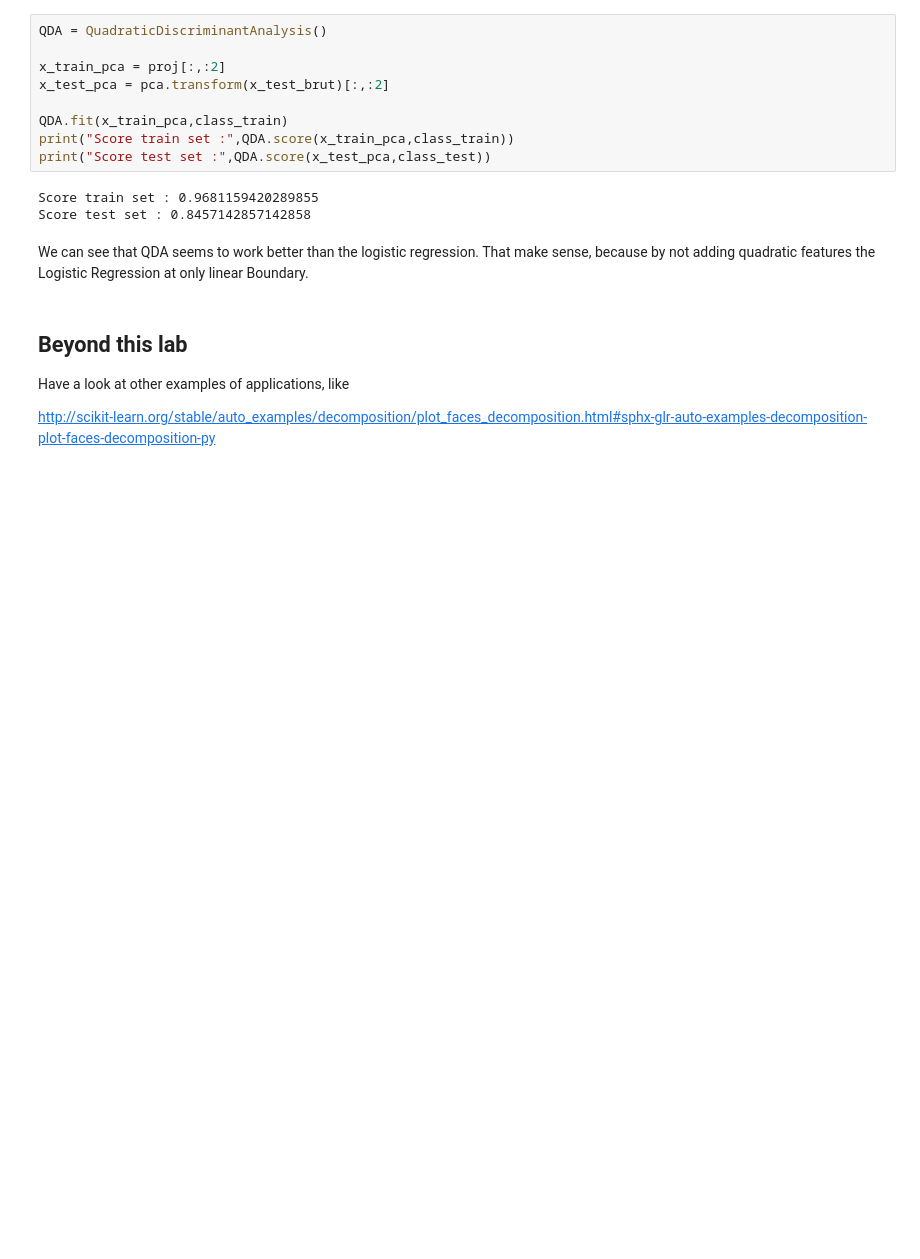
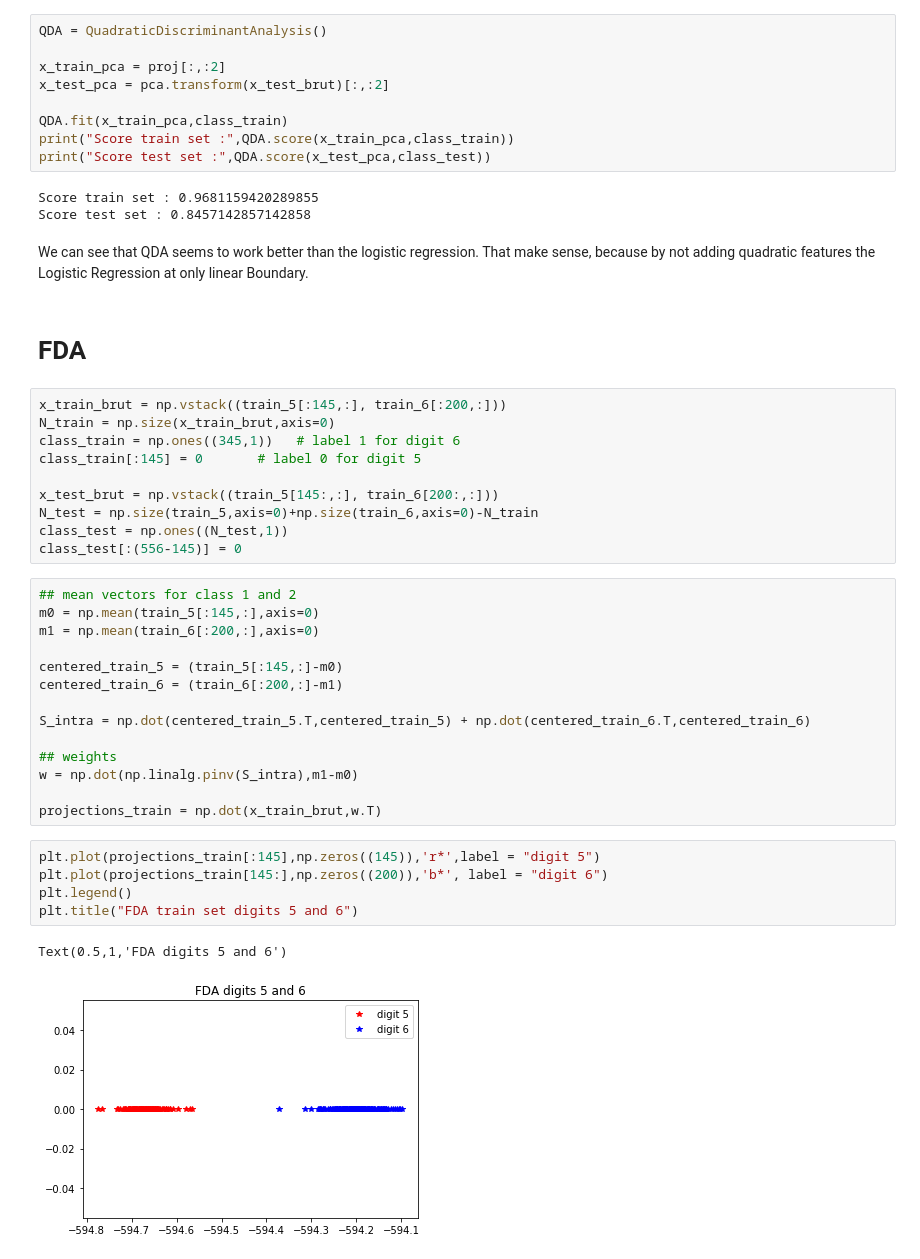
Before and after one commit to cindytrinh/PCA, a Jupyter notebook: TNE2_PCA.ipynb, the cells around one changed output. Saved outputs shown, nothing was run; the diff lists cells and outputs as text; blank space fills up the shorter version.

```diff
--- a/TNE2_PCA.ipynb
+++ b/TNE2_PCA.ipynb
@@ -365,9 +364,37 @@ Score train set : 0.9681159420289855
 Score test set : 0.8457142857142858
 # %% [markdown]
 We can see that QDA seems to work better than the logistic regression. That make sense, because by not adding quadratic features the Logistic Regression at only linear Boundary.
-# %% [markdown]
-## Beyond this lab
-
-Have a look at other examples of applications, like
-
-http://scikit-learn.org/stable/auto_examples/decomposition/plot_faces_decomposition.html#sphx-glr-auto-examples-decomposition-plot-faces-decomposition-py
+# %% [markdown]
+# FDA
+# %%
+x_train_brut = np.vstack((train_5[:145,:], train_6[:200,:]))
+N_train = np.size(x_train_brut,axis=0)
+class_train = np.ones((345,1))   # label 1 for digit 6
+class_train[:145] = 0       # label 0 for digit 5
+
+x_test_brut = np.vstack((train_5[145:,:], train_6[200:,:]))
+N_test = np.size(train_5,axis=0)+np.size(train_6,axis=0)-N_train
+class_test = np.ones((N_test,1))
+class_test[:(556-145)] = 0
+# %%
+## mean vectors for class 1 and 2
+m0 = np.mean(train_5[:145,:],axis=0)
+m1 = np.mean(train_6[:200,:],axis=0)
+
+centered_train_5 = (train_5[:145,:]-m0)
+centered_train_6 = (train_6[:200,:]-m1)
+
+S_intra = np.dot(centered_train_5.T,centered_train_5) + np.dot(centered_train_6.T,centered_train_6)
+
+## weights
+w = np.dot(np.linalg.pinv(S_intra),m1-m0)
+
+projections_train = np.dot(x_train_brut,w.T)
+# %%
+plt.plot(projections_train[:145],np.zeros((145)),'r*',label = "digit 5")
+plt.plot(projections_train[145:],np.zeros((200)),'b*', label = "digit 6")
+plt.legend()
+plt.title("FDA train set digits 5 and 6")
+# %% [output]
+Text(0.5,1,'FDA digits 5 and 6')
+[figure, added]
```
Also changed, not shown: parts of 5 cells of this notebook.
